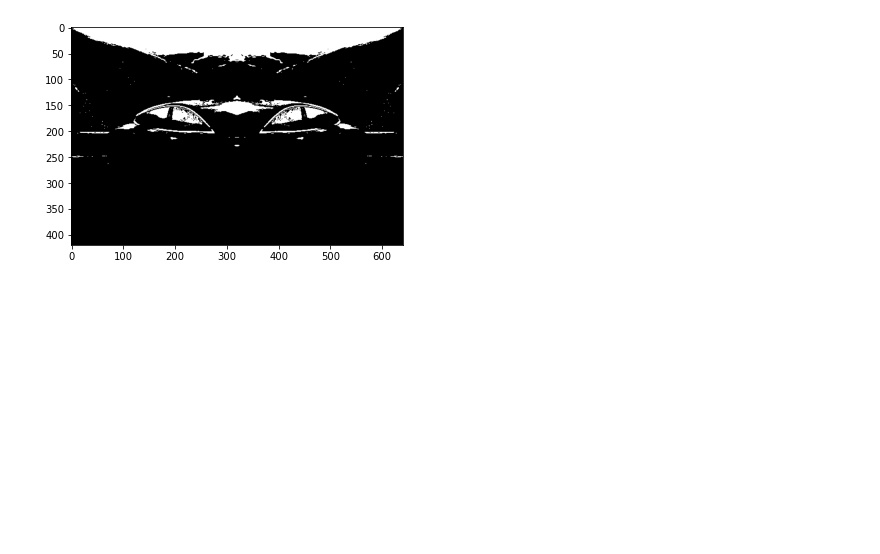
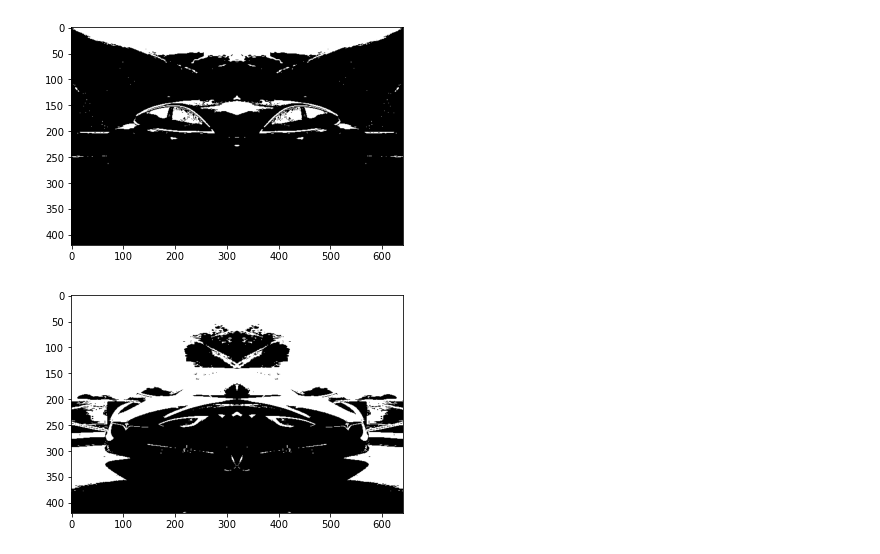
Before and after one commit to alvoza/tmir, a Jupyter notebook: laboratorio 02/Problema 02/Problema02.ipynb, the cells around one changed output. Saved outputs shown, nothing was run; the diff lists cells and outputs as text; code cells hidden in the pictures; blank space fills up the shorter version.

```diff
--- a/laboratorio 02/Problema 02/Problema02.ipynb
+++ b/laboratorio 02/Problema 02/Problema02.ipynb
@@ -32,6 +32,10 @@ test_resta = resta(img, img2)
 test_and = o_and(bin1, bin2)
 # %% [output]
 [figure]
+# %%
+test_or = o_or(bin1, bin2)
+# %% [output]
+[figure, added]
 # %%
 def binarizar(image):
     gray = cv2.cvtColor(image, cv2.COLOR_BGR2GRAY)
```
Also changed, not shown: parts of 1 cell of this notebook, 1 other file.
